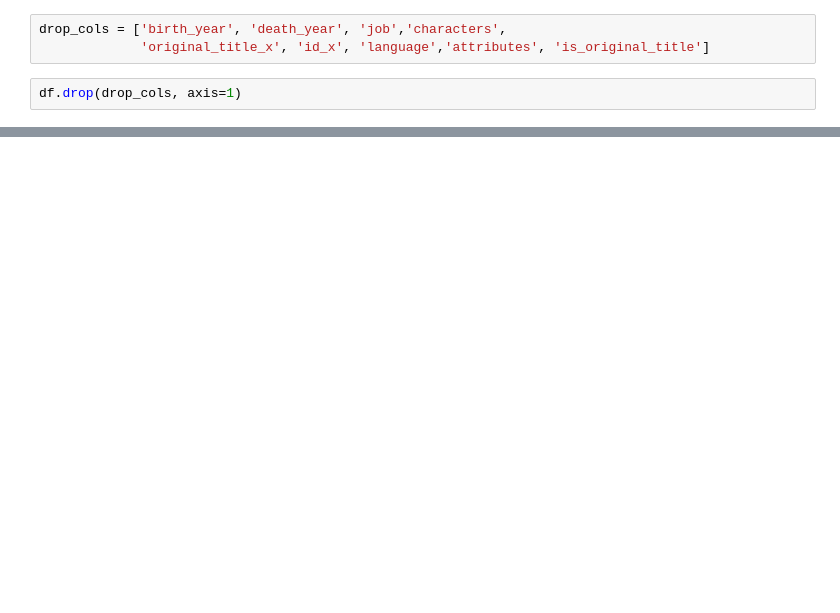
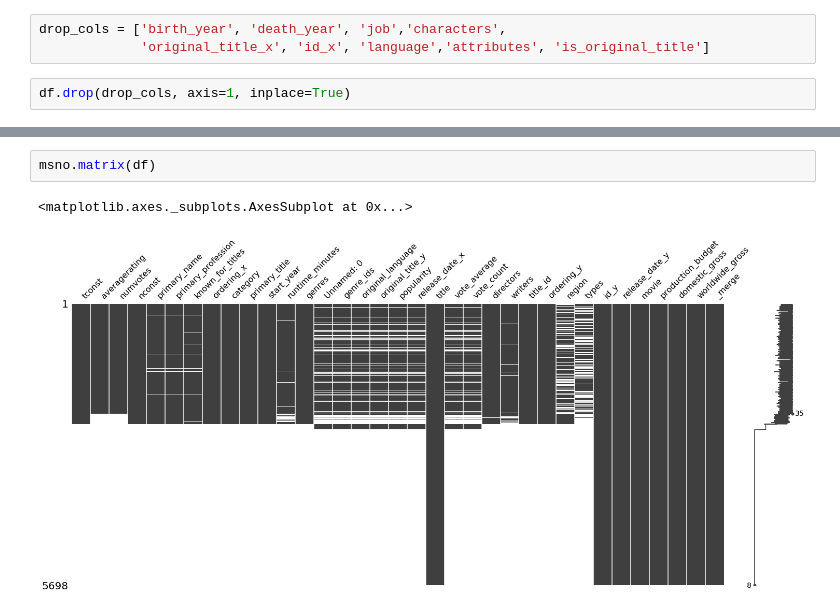
Before and after one commit to JillCarrie/Module1, a Jupyter notebook: data/project1.ipynb, the cells around one changed output, grey strips where cells are left out. Saved outputs shown, nothing was run; the diff lists cells and outputs as text; blank space fills up the shorter version.

```diff
--- a/data/project1.ipynb
+++ b/data/project1.ipynb
@@ -487,4 +583,4 @@ msno.matrix(df)
 drop_cols = ['birth_year', 'death_year', 'job','characters',
              'original_title_x', 'id_x', 'language','attributes', 'is_original_title']
 # %%
-df.drop(drop_cols, axis=1)
+df.drop(drop_cols, axis=1, inplace=True)
@@ -504,0 +587,5 @@ df.drop(drop_cols, axis=1)
+# %%
+msno.matrix(df)
+# %% [output]
+<matplotlib.axes._subplots.AxesSubplot at 0x...>
+[figure, added]
```
Also changed, not shown: parts of 28 cells of this notebook.
